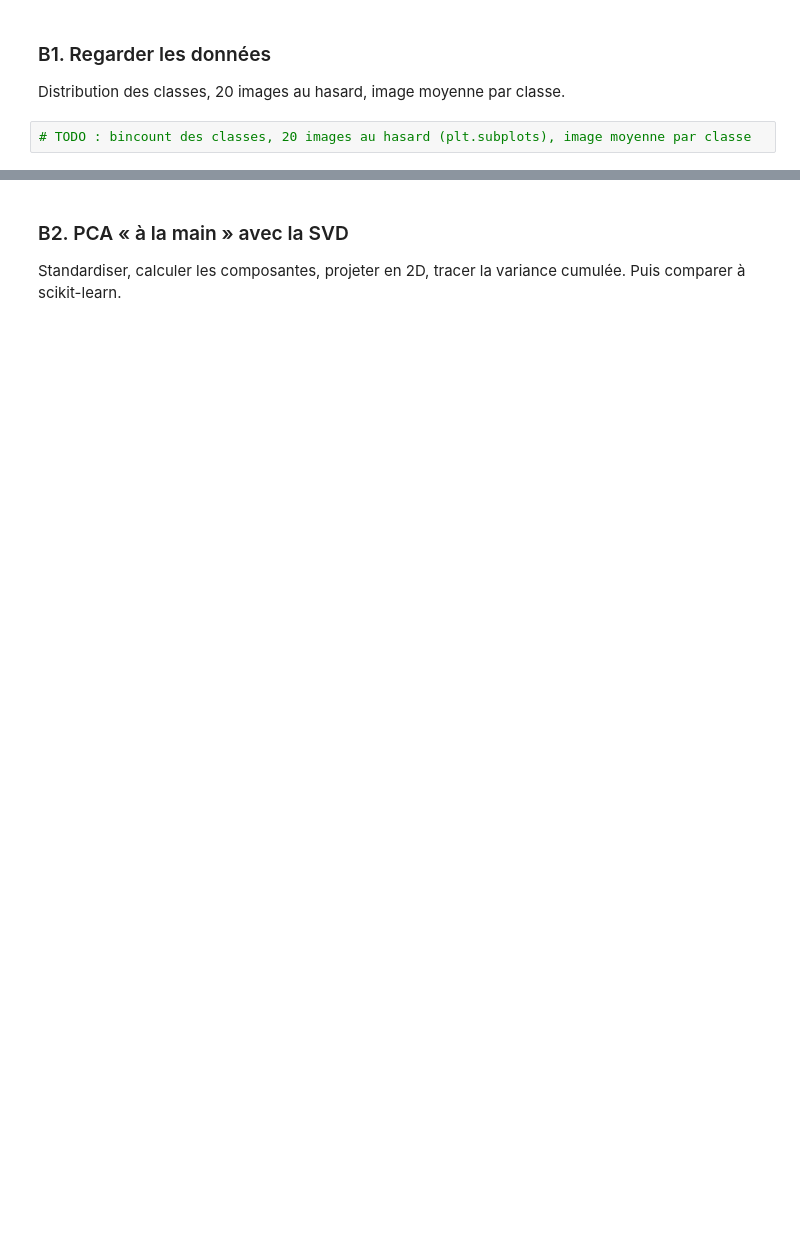
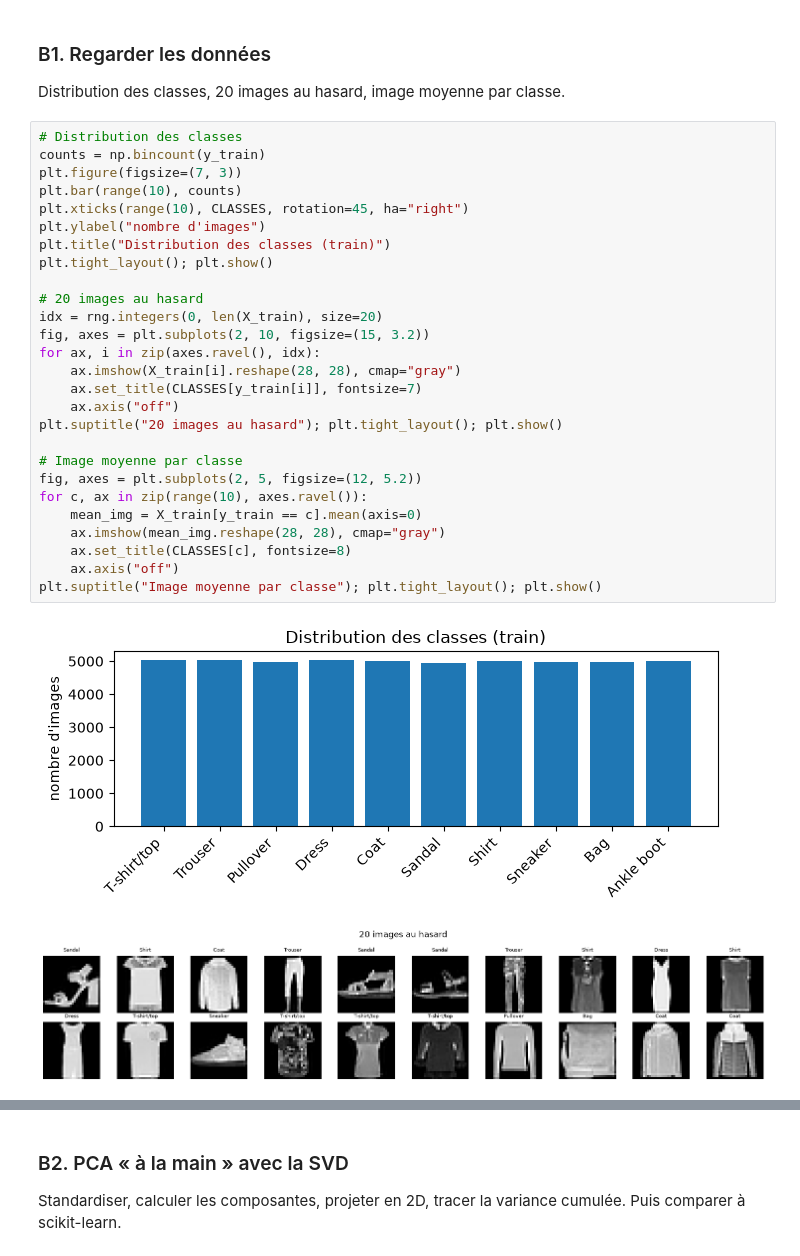
Before and after one commit to Murcielago08/Deep_Learning, a Jupyter notebook: J1/TP1_numpy_pca_logreg.ipynb, the cells around one changed output, grey strips where cells are left out. Cells and saved outputs as stored; diff of their text form; blank space fills up the shorter version.

```diff
--- a/J1/TP1_numpy_pca_logreg.ipynb
+++ b/J1/TP1_numpy_pca_logreg.ipynb
@@ -115,4 +121,32 @@ print(X_train.shape, X_dev.shape, X_test.shape, CLASSES)
 ### B1. Regarder les données
 Distribution des classes, 20 images au hasard, image moyenne par classe.
 # %%
-# TODO : bincount des classes, 20 images au hasard (plt.subplots), image moyenne par classe
+# Distribution des classes
+counts = np.bincount(y_train)
+plt.figure(figsize=(7, 3))
+plt.bar(range(10), counts)
+plt.xticks(range(10), CLASSES, rotation=45, ha="right")
+plt.ylabel("nombre d'images")
+plt.title("Distribution des classes (train)")
+plt.tight_layout(); plt.show()
+
+# 20 images au hasard
+idx = rng.integers(0, len(X_train), size=20)
+fig, axes = plt.subplots(2, 10, figsize=(15, 3.2))
+for ax, i in zip(axes.ravel(), idx):
+    ax.imshow(X_train[i].reshape(28, 28), cmap="gray")
+    ax.set_title(CLASSES[y_train[i]], fontsize=7)
+    ax.axis("off")
+plt.suptitle("20 images au hasard"); plt.tight_layout(); plt.show()
+
+# Image moyenne par classe
+fig, axes = plt.subplots(2, 5, figsize=(12, 5.2))
+for c, ax in zip(range(10), axes.ravel()):
+    mean_img = X_train[y_train == c].mean(axis=0)
+    ax.imshow(mean_img.reshape(28, 28), cmap="gray")
+    ax.set_title(CLASSES[c], fontsize=8)
+    ax.axis("off")
+plt.suptitle("Image moyenne par classe"); plt.tight_layout(); plt.show()
+# %% [output]
+[figure, added]
+[figure, added]
```
Also changed, not shown: parts of 12 cells of this notebook, 1 other file.
